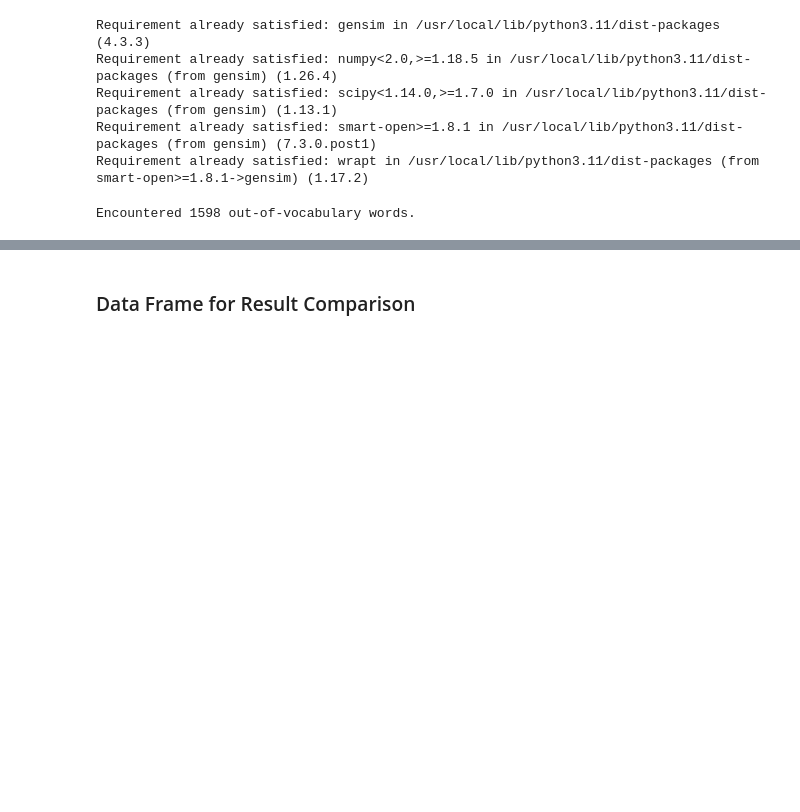
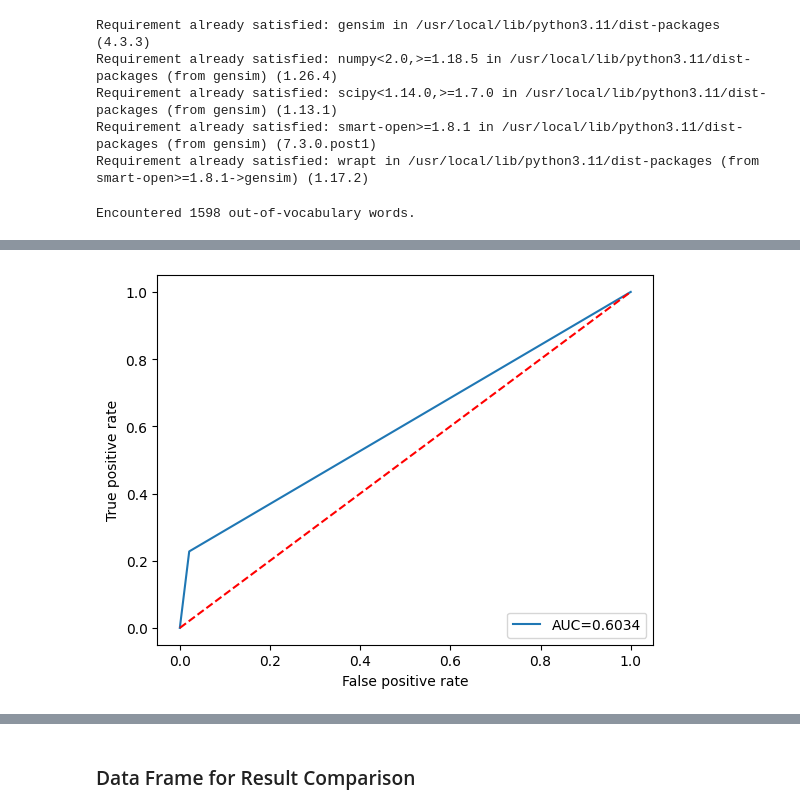
Before and after one commit to busrakasabali/Delta_Task_2, a Jupyter notebook: Delta_Task_2.ipynb, the cells around one changed output, grey strips where cells are left out. Cells and saved outputs as stored; diff of their text form; code cells hidden in the pictures; blank space fills up the shorter version.

```diff
--- a/Delta_Task_2.ipynb
+++ b/Delta_Task_2.ipynb
@@ -609,0 +672,6 @@ df_scores
+# %%
+yhat_distilbert_discrete = np.where(pd.DataFrame(yhat_distilbert)>0.5, 1, 0)
+auc_distilbert, acc_distilbert, _ = assess_sentiment_classifier(y_test=y_tweets_test,
+                            y_pred_prob = yhat_distilbert_discrete)
+# %% [output]
+[figure, added]
```
Also changed, not shown: parts of 20 cells of this notebook.
